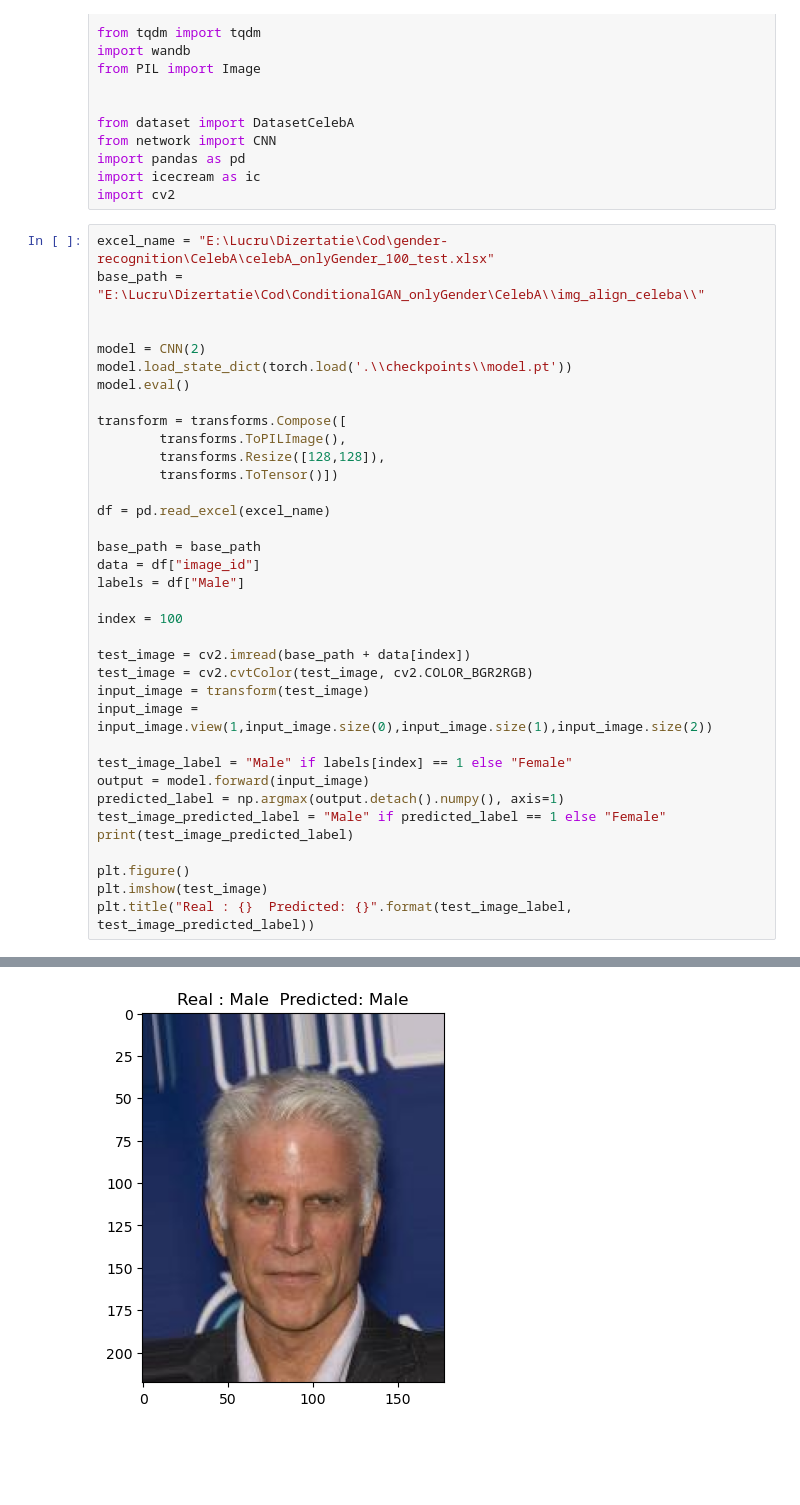
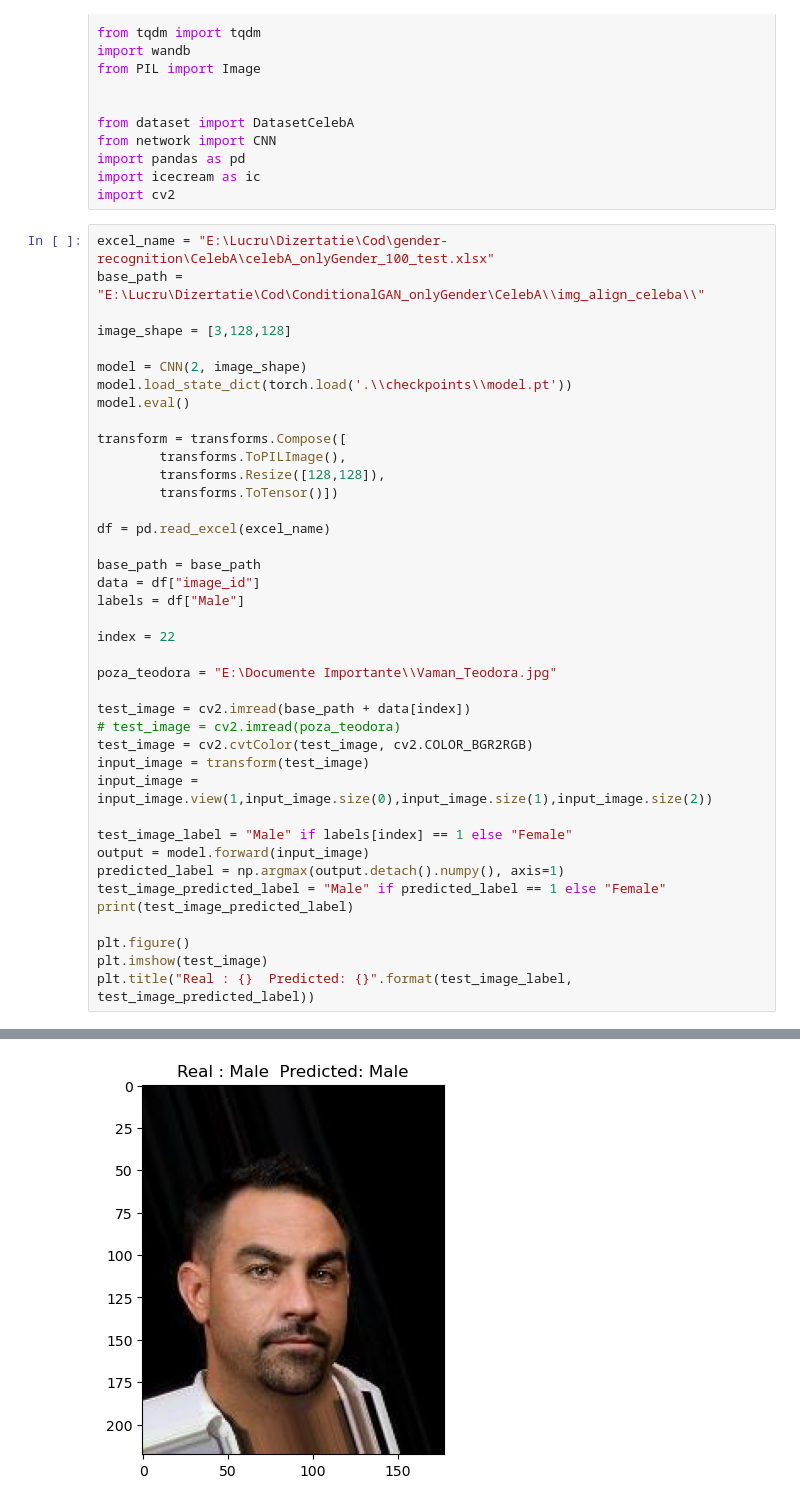
Before and after one commit to teodora-vaman/gender-recognition, a Jupyter notebook: test.ipynb, the cells around one changed output, grey strips where cells are left out. Drawn from its saved outputs; the diff is of its cells as text; blank space fills up the shorter version.

```diff
--- a/test.ipynb
+++ b/test.ipynb
@@ -26,39 +26,43 @@ import cv2
 excel_name = "E:\Lucru\Dizertatie\Cod\gender-recognition\CelebA\celebA_onlyGender_100_test.xlsx"
 base_path = "E:\Lucru\Dizertatie\Cod\ConditionalGAN_onlyGender\CelebA\\img_align_celeba\\"
 
+image_shape = [3,128,128]
 
-model = CNN(2)
+model = CNN(2, image_shape)
 model.load_state_dict(torch.load('.\\checkpoints\\model.pt'))
 model.eval()
 
 transform = transforms.Compose([
         transforms.ToPILImage(),
         transforms.Resize([128,128]),
         transforms.ToTensor()])
 
 df = pd.read_excel(excel_name)
 
 base_path = base_path
 data = df["image_id"]
 labels = df["Male"]
 
-index = 100
+index = 22
+
+poza_teodora = "E:\Documente Importante\\Vaman_Teodora.jpg"
 
 test_image = cv2.imread(base_path + data[index])
+# test_image = cv2.imread(poza_teodora)
 test_image = cv2.cvtColor(test_image, cv2.COLOR_BGR2RGB)
 input_image = transform(test_image)
 input_image = input_image.view(1,input_image.size(0),input_image.size(1),input_image.size(2))
 
 test_image_label = "Male" if labels[index] == 1 else "Female"
 output = model.forward(input_image)
 predicted_label = np.argmax(output.detach().numpy(), axis=1)
 test_image_predicted_label = "Male" if predicted_label == 1 else "Female"
 print(test_image_predicted_label)
 
 plt.figure()
 plt.imshow(test_image)
 plt.title("Real : {}  Predicted: {}".format(test_image_label, test_image_predicted_label))
 # %% [output]
 Male
 Text(0.5, 1.0, 'Real : Male  Predicted: Male')
-[figure, old version]
+[figure, new version]
```
Also changed, not shown: 2 other files.
